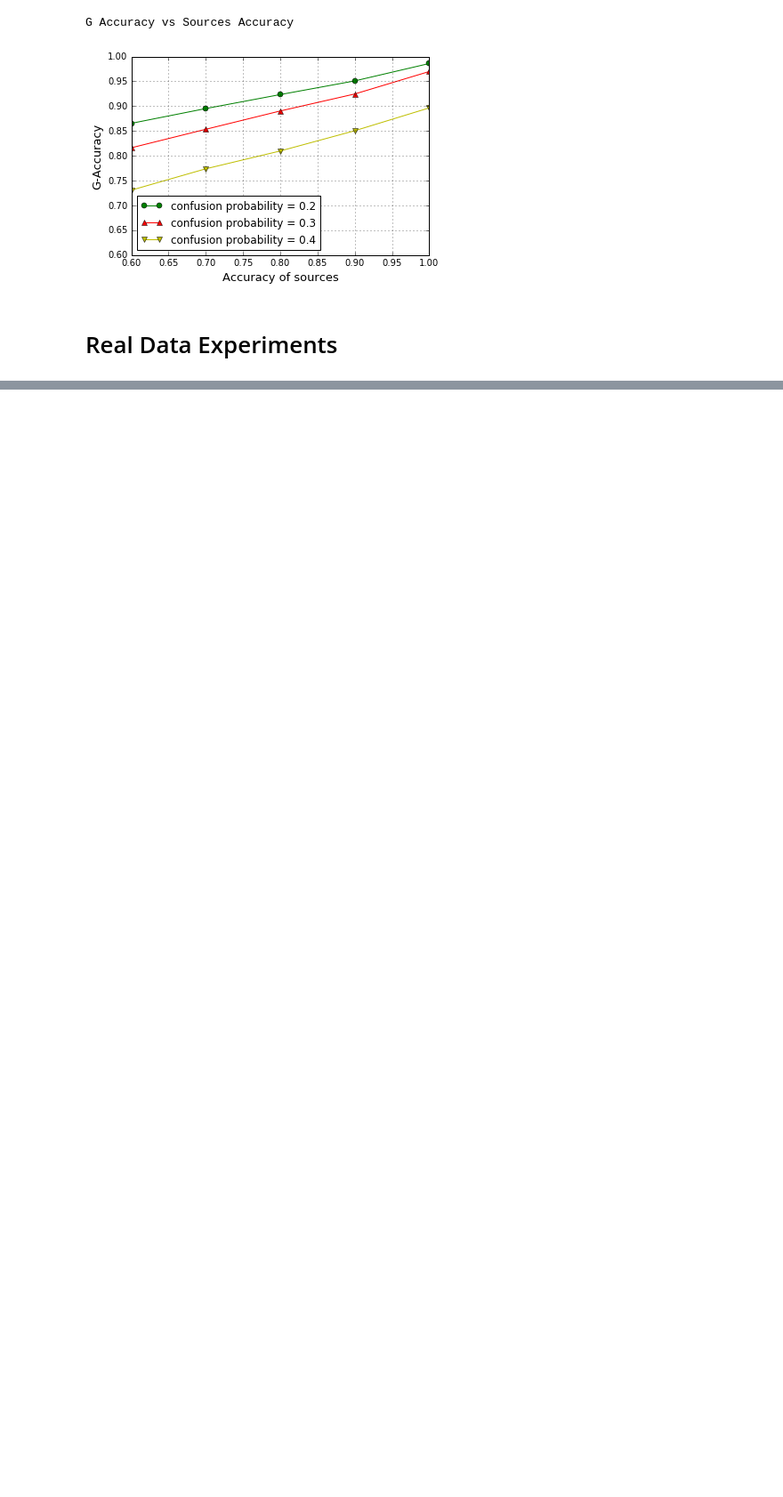
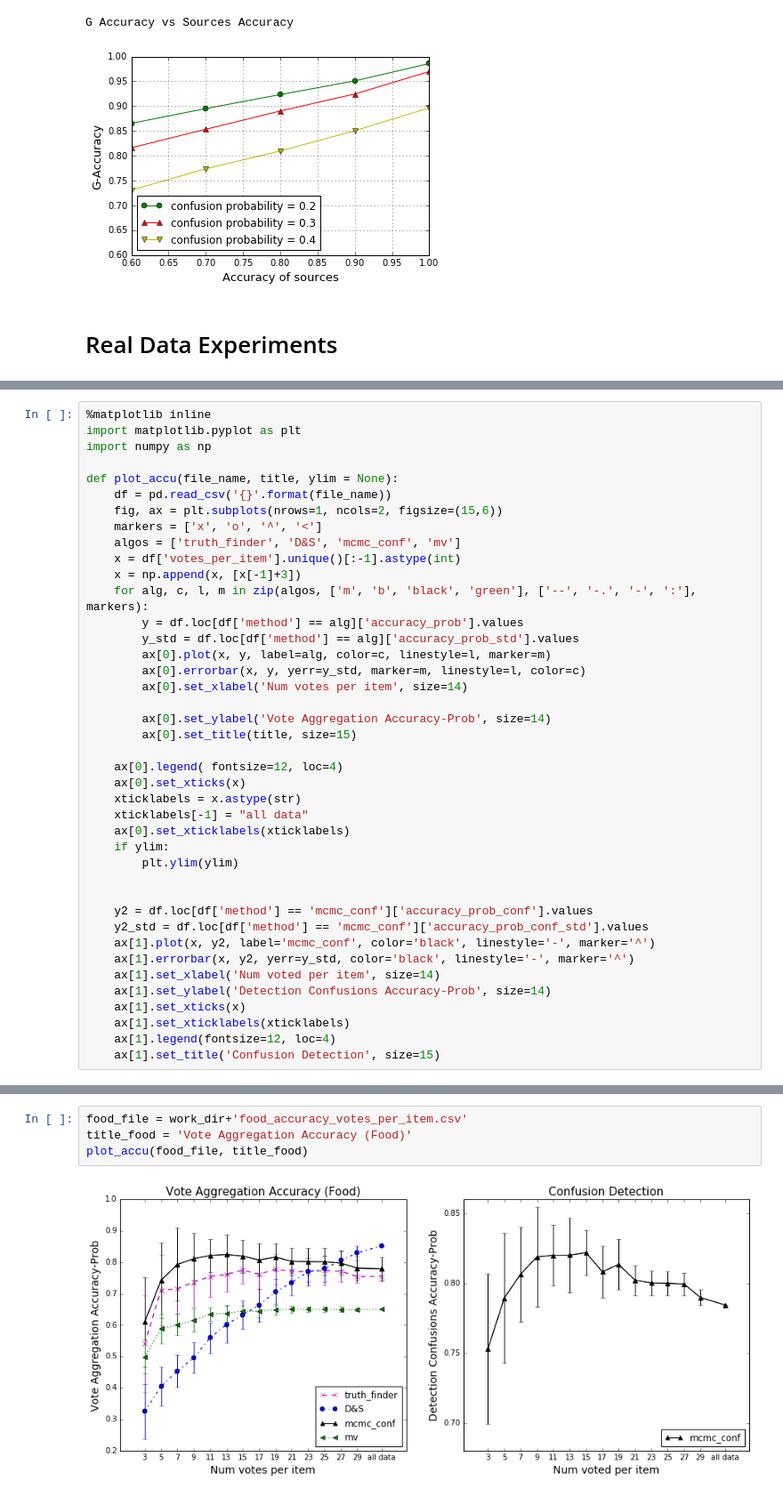
Before and after one commit to Evgeneus/fuzzy-data-fusion, a Jupyter notebook: experiment/notebooks/experiments.ipynb, the cells around one changed output, grey strips where cells are left out. Shown at 89% size. Saved outputs shown, nothing was run; the diff lists cells and outputs as text; blank space fills up the shorter version.

Commit message:
results/vary num votes per item

```diff
--- a/experiment/notebooks/experiments.ipynb
+++ b/experiment/notebooks/experiments.ipynb
@@ -181,0 +138,41 @@ face_accuracy
+# %%
+%matplotlib inline
+import matplotlib.pyplot as plt
+import numpy as np
+
+def plot_accu(file_name, title, ylim = None):
+    df = pd.read_csv('{}'.format(file_name))
+    fig, ax = plt.subplots(nrows=1, ncols=2, figsize=(15,6))
+    markers = ['x', 'o', '^', '<']
+    algos = ['truth_finder', 'D&S', 'mcmc_conf', 'mv']
+    x = df['votes_per_item'].unique()[:-1].astype(int)
+    x = np.append(x, [x[-1]+3])
+    for alg, c, l, m in zip(algos, ['m', 'b', 'black', 'green'], ['--', '-.', '-', ':'], markers):
+        y = df.loc[df['method'] == alg]['accuracy_prob'].values
+        y_std = df.loc[df['method'] == alg]['accuracy_prob_std'].values
+        ax[0].plot(x, y, label=alg, color=c, linestyle=l, marker=m)
+        ax[0].errorbar(x, y, yerr=y_std, marker=m, linestyle=l, color=c)
+        ax[0].set_xlabel('Num votes per item', size=14)
+
+        ax[0].set_ylabel('Vote Aggregation Accuracy-Prob', size=14)
+        ax[0].set_title(title, size=15)
+
+    ax[0].legend( fontsize=12, loc=4)
+    ax[0].set_xticks(x)
+    xticklabels = x.astype(str)
+    xticklabels[-1] = "all data"
+    ax[0].set_xticklabels(xticklabels)
+    if ylim:
+        plt.ylim(ylim)
+
+
+    y2 = df.loc[df['method'] == 'mcmc_conf']['accuracy_prob_conf'].values
+    y2_std = df.loc[df['method'] == 'mcmc_conf']['accuracy_prob_conf_std'].values
+    ax[1].plot(x, y2, label='mcmc_conf', color='black', linestyle='-', marker='^')
+    ax[1].errorbar(x, y2, yerr=y_std, color='black', linestyle='-', marker='^')
+    ax[1].set_xlabel('Num voted per item', size=14)
+    ax[1].set_ylabel('Detection Confusions Accuracy-Prob', size=14)
+    ax[1].set_xticks(x)
+    ax[1].set_xticklabels(xticklabels)
+    ax[1].legend(fontsize=12, loc=4)
+    ax[1].set_title('Confusion Detection', size=15)
@@ -181,0 +181,6 @@ face_accuracy
+# %%
+food_file = work_dir+'food_accuracy_votes_per_item.csv'
+title_food = 'Vote Aggregation Accuracy (Food)'
+plot_accu(food_file, title_food)
+# %% [output]
+[figure, added]
```
Also changed, not shown: parts of 16 cells of this notebook, 3 other files.
